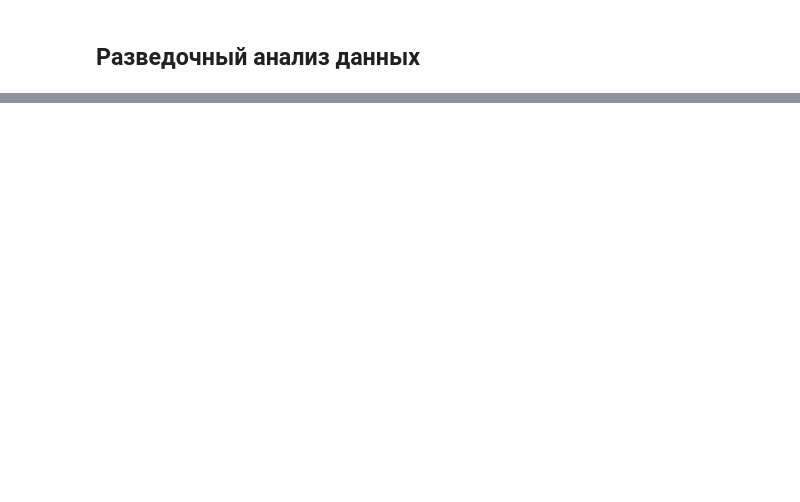
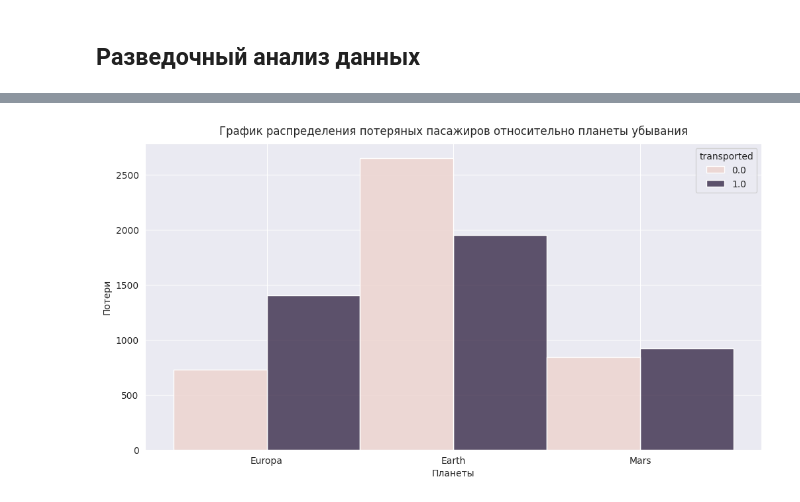
Before and after one commit to Ilya-Shirikov/Kaggle-Spaceship-Titanic, a Jupyter notebook: Spaceship Titanic.ipynb, the cells around one changed output, grey strips where cells are left out. Drawn from its saved outputs; the diff is of its cells as text; code cells hidden in the pictures; blank space fills up the shorter version.

```diff
--- a/Spaceship Titanic.ipynb
+++ b/Spaceship Titanic.ipynb
@@ -102,0 +244,9 @@ plt.show()
+# %%
+plt.figure(figsize=(12,6))
+sns.histplot(data=data,x='home_planet', hue='transported', multiple="dodge")
+plt.title('График распределения потеряных пасажиров относительно планеты убывания', y=1.01)
+plt.xlabel('Планеты')
+plt.ylabel('Потери')
+plt.show();
+# %% [output]
+[figure, added]
```
Also changed, not shown: parts of 49 cells of this notebook, 2 other files.
